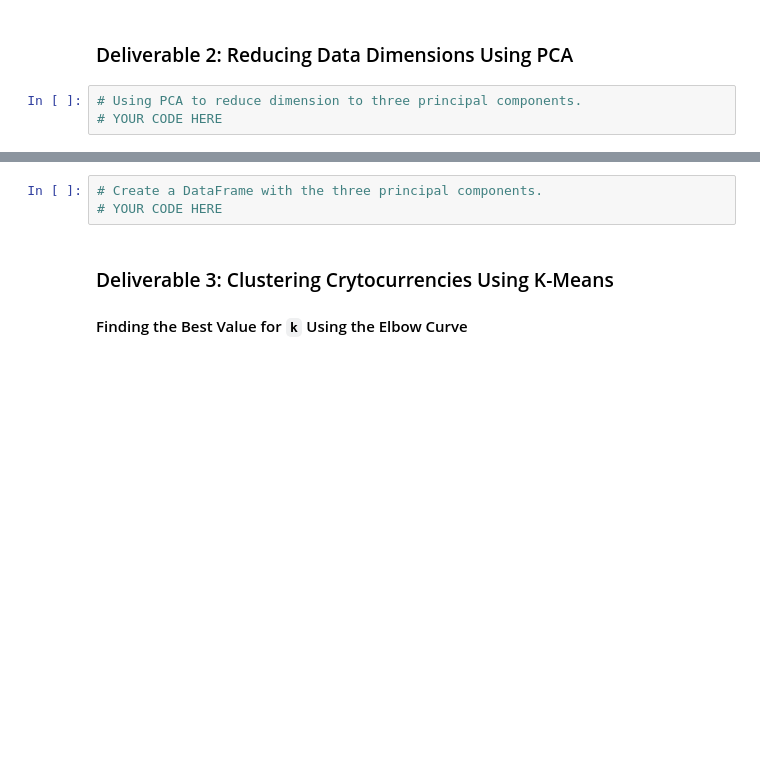
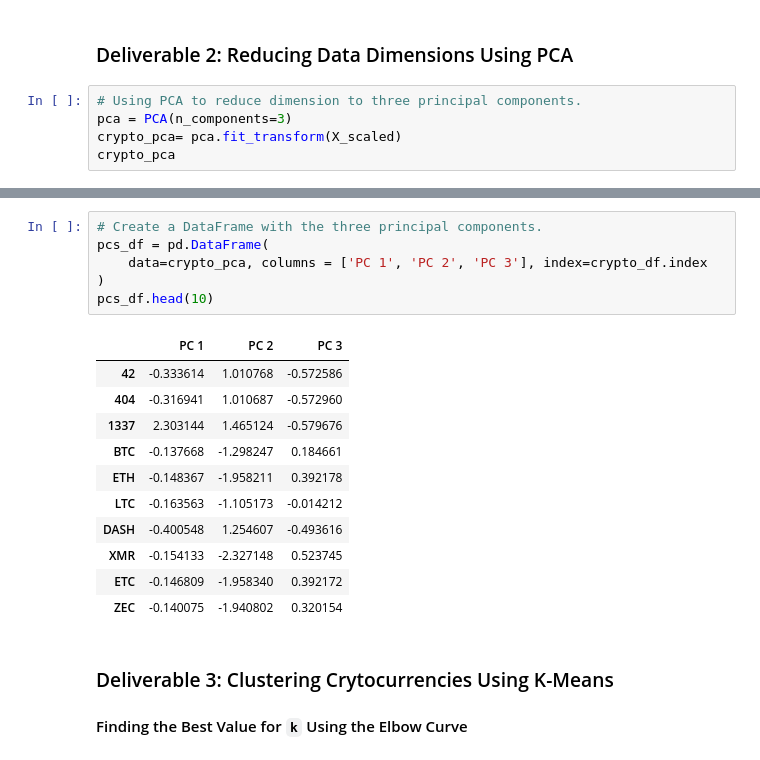
Before and after one commit to c-geisel/Cryptocurrencies, a Jupyter notebook: crypto_clustering.ipynb, the cells around one changed output, grey strips where cells are left out. Drawn from its saved outputs; the diff is of its cells as text; blank space fills up the shorter version.

```diff
--- a/crypto_clustering.ipynb
+++ b/crypto_clustering.ipynb
@@ -143,4 +143,6 @@ print(X_scaled[0:5])
 ### Deliverable 2: Reducing Data Dimensions Using PCA
 # %%
 # Using PCA to reduce dimension to three principal components.
-# YOUR CODE HERE
+pca = PCA(n_components=3)
+crypto_pca= pca.fit_transform(X_scaled)
+crypto_pca
@@ -147,6 +157,21 @@ print(X_scaled[0:5])
 # %%
 # Create a DataFrame with the three principal components.
-# YOUR CODE HERE
+pcs_df = pd.DataFrame(
+    data=crypto_pca, columns = ['PC 1', 'PC 2', 'PC 3'], index=crypto_df.index
+)
+pcs_df.head(10)
+# %% [output]
+|  | PC 1 | PC 2 | PC 3 |
+| 42 | -0.333614 | 1.010768 | -0.572586 |
+| 404 | -0.316941 | 1.010687 | -0.572960 |
+| 1337 | 2.303144 | 1.465124 | -0.579676 |
+| BTC | -0.137668 | -1.298247 | 0.184661 |
+| ETH | -0.148367 | -1.958211 | 0.392178 |
+| LTC | -0.163563 | -1.105173 | -0.014212 |
+| DASH | -0.400548 | 1.254607 | -0.493616 |
+| XMR | -0.154133 | -2.327148 | 0.523745 |
+| ETC | -0.146809 | -1.958340 | 0.392172 |
+| ZEC | -0.140075 | -1.940802 | 0.320154 |
 # %% [markdown]
 ### Deliverable 3: Clustering Crytocurrencies Using K-Means
 
```
Also changed, not shown: parts of 1 cell of this notebook.
